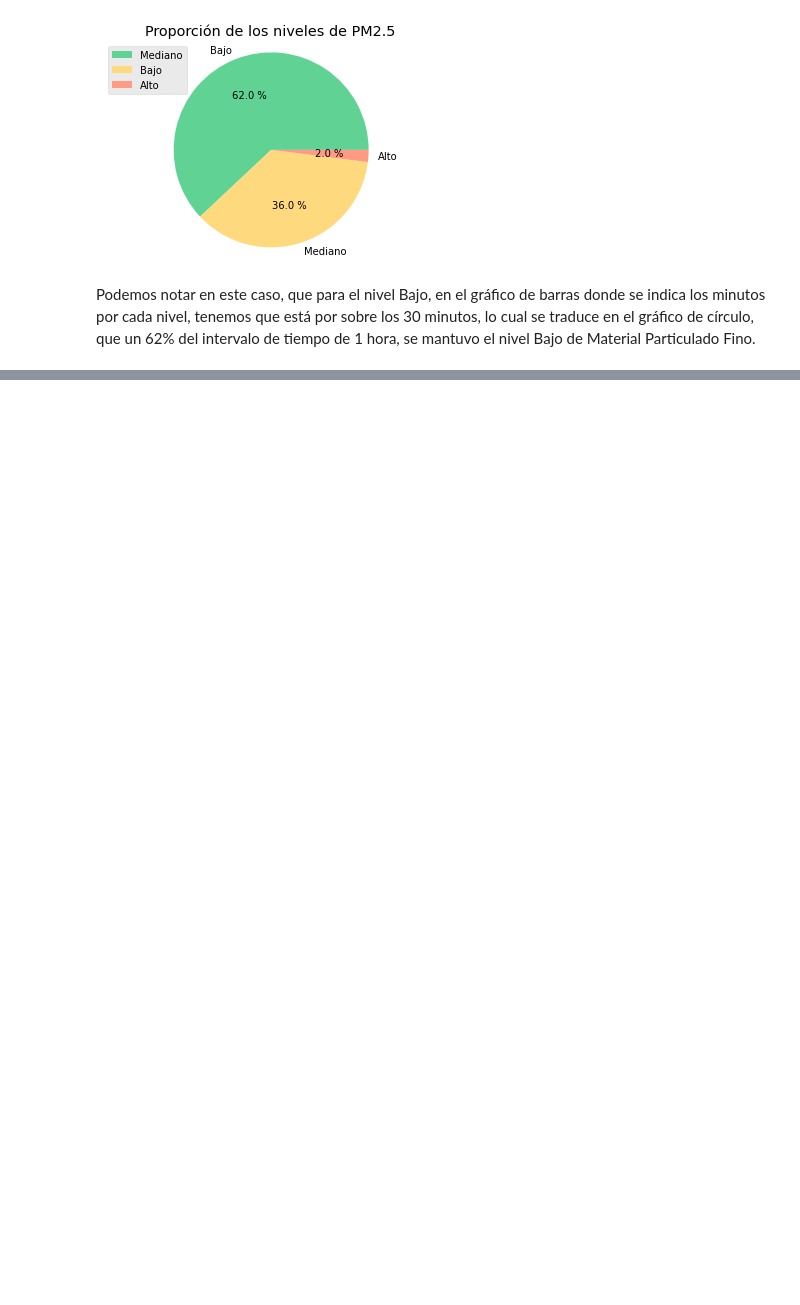
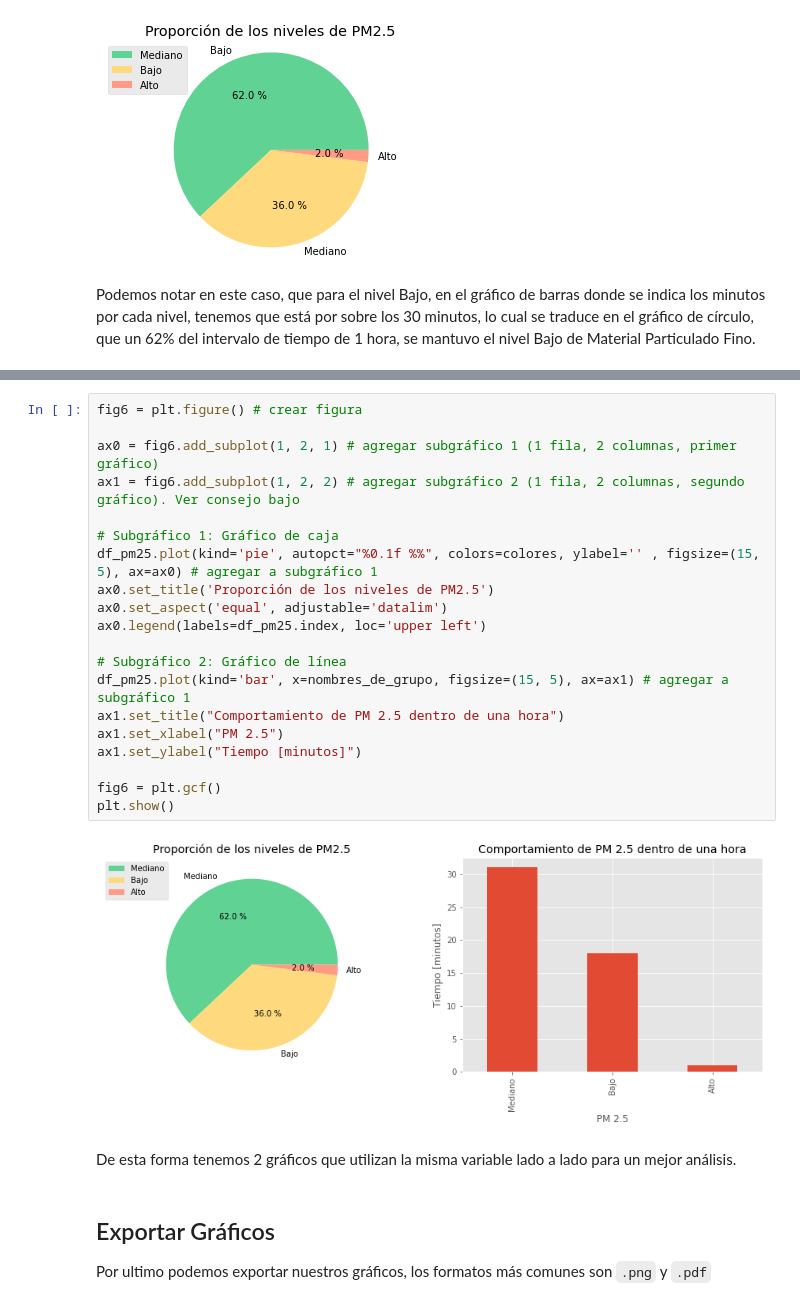
Before and after one commit to gaticavm9/Visualizacion-Datos-TPCD, a Jupyter notebook: main.ipynb, the cells around one changed output, grey strips where cells are left out. Cells and saved outputs as stored; diff of their text form; blank space fills up the shorter version.

```diff
--- a/main.ipynb
+++ b/main.ipynb
@@ -294,0 +304,27 @@ Podemos notar en este caso, que para el nivel Bajo, en el gráfico de barras don
+# %%
+fig6 = plt.figure() # crear figura
+
+ax0 = fig6.add_subplot(1, 2, 1) # agregar subgráfico 1 (1 fila, 2 columnas, primer gráfico)
+ax1 = fig6.add_subplot(1, 2, 2) # agregar subgráfico 2 (1 fila, 2 columnas, segundo gráfico). Ver consejo bajo
+
+# Subgráfico 1: Gráfico de caja
+df_pm25.plot(kind='pie', autopct="%0.1f %%", colors=colores, ylabel='' , figsize=(15, 5), ax=ax0) # agregar a subgráfico 1
+ax0.set_title('Proporción de los niveles de PM2.5')
+ax0.set_aspect('equal', adjustable='datalim')
+ax0.legend(labels=df_pm25.index, loc='upper left')
+
+# Subgráfico 2: Gráfico de línea
+df_pm25.plot(kind='bar', x=nombres_de_grupo, figsize=(15, 5), ax=ax1) # agregar a subgráfico 1
+ax1.set_title("Comportamiento de PM 2.5 dentro de una hora")
+ax1.set_xlabel("PM 2.5")
+ax1.set_ylabel("Tiempo [minutos]")
+
+fig6 = plt.gcf()
+plt.show()
+# %% [output]
+[figure, added]
+# %% [markdown]
+De esta forma tenemos 2 gráficos que utilizan la misma variable lado a lado para un mejor análisis.
+# %% [markdown]
+## Exportar Gráficos
+Por ultimo podemos exportar nuestros gráficos, los formatos más comunes son `.png` y `.pdf`
```
Also changed, not shown: parts of 12 cells of this notebook, 7 other files.
